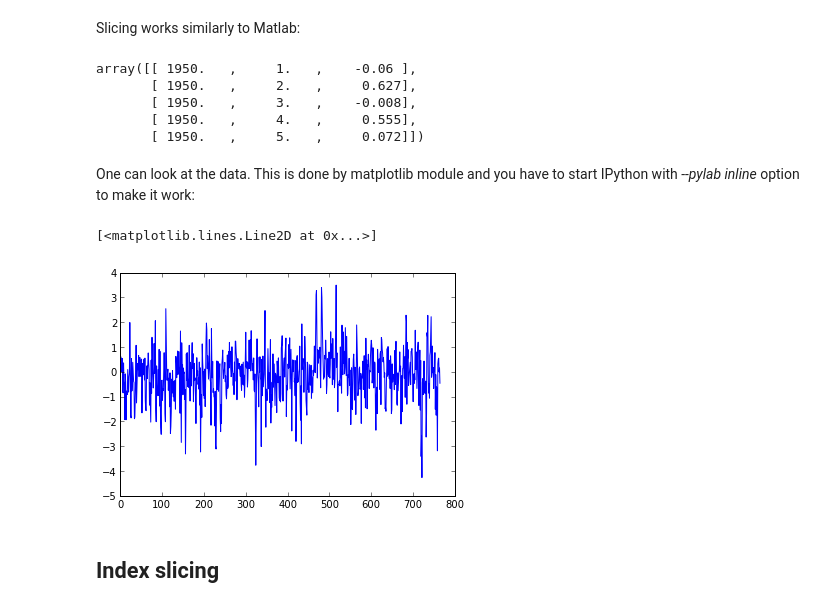
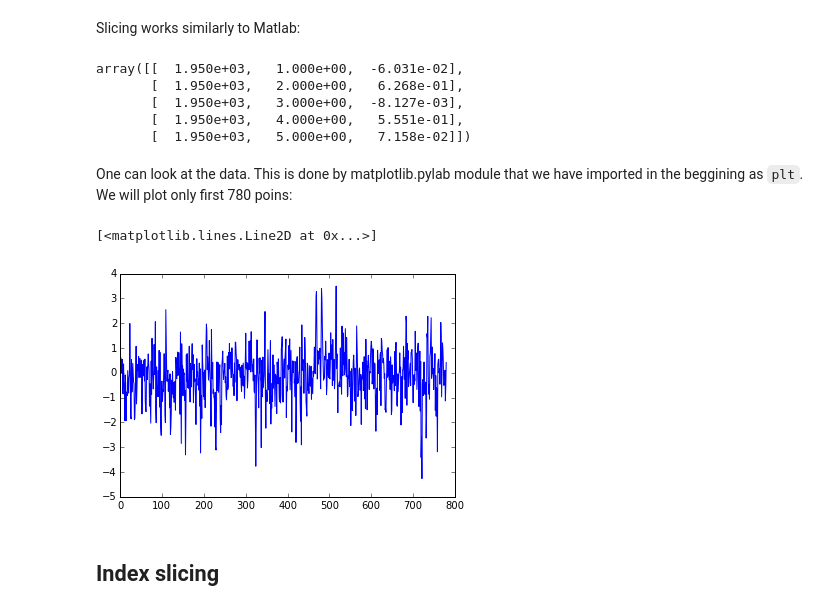
Before and after one commit to koldunovn/python_for_geosciences, a Jupyter notebook: 03 - NumPy arrays.ipynb, the cells around one changed output. Drawn from its saved outputs; the diff is of its cells as text; code cells hidden in the pictures.

Commit message:
rm --pylab reference, explicit imports

```diff
--- a/03 - NumPy arrays.ipynb
+++ b/03 - NumPy arrays.ipynb
@@ -41,7 +45,7 @@ This is how data in the file look like (we again use system call for *head* comm
 # %% [markdown]
 Load data in to a variable:
 # %%
-ao = loadtxt('monthly.ao.index.b50.current.ascii')
+ao = np.loadtxt('monthly.ao.index.b50.current.ascii')
 # %%
 ao
 # %% [output]
@@ -79,18 +83,18 @@ Slicing works similarly to Matlab:
 # %%
 ao[0:5,:]
 # %% [output]
-array([[ 1950.   ,     1.   ,    -0.06 ],
-       [ 1950.   ,     2.   ,     0.627],
-       [ 1950.   ,     3.   ,    -0.008],
-       [ 1950.   ,     4.   ,     0.555],
-       [ 1950.   ,     5.   ,     0.072]])
+array([[  1.950e+03,   1.000e+00,  -6.031e-02],
+       [  1.950e+03,   2.000e+00,   6.268e-01],
+       [  1.950e+03,   3.000e+00,  -8.127e-03],
+       [  1.950e+03,   4.000e+00,   5.551e-01],
+       [  1.950e+03,   5.000e+00,   7.158e-02]])
 # %% [markdown]
-One can look at the data. This is done by matplotlib module and you have to start IPython with *--pylab inline* option to make it work:
+One can look at the data. This is done by matplotlib.pylab module that we have imported in the beggining as `plt`. We will plot only first 780 poins:
 # %%
-plot(ao[:,2])
+plt.plot(ao[:780,2])
 # %% [output]
 [<matplotlib.lines.Line2D at 0x...>]
-[figure, old version]
+[figure, new version]
 # %% [markdown]
 ## Index slicing
 # %% [markdown]
```
Also changed, not shown: parts of 18 cells of this notebook.
